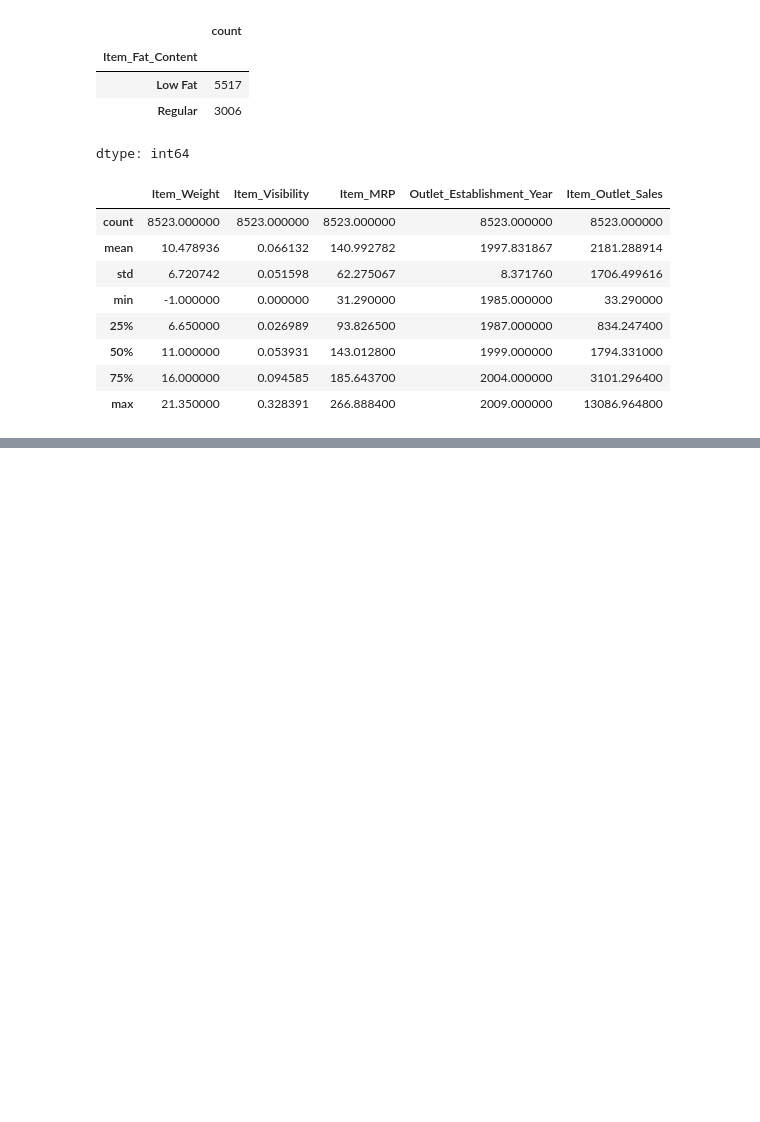
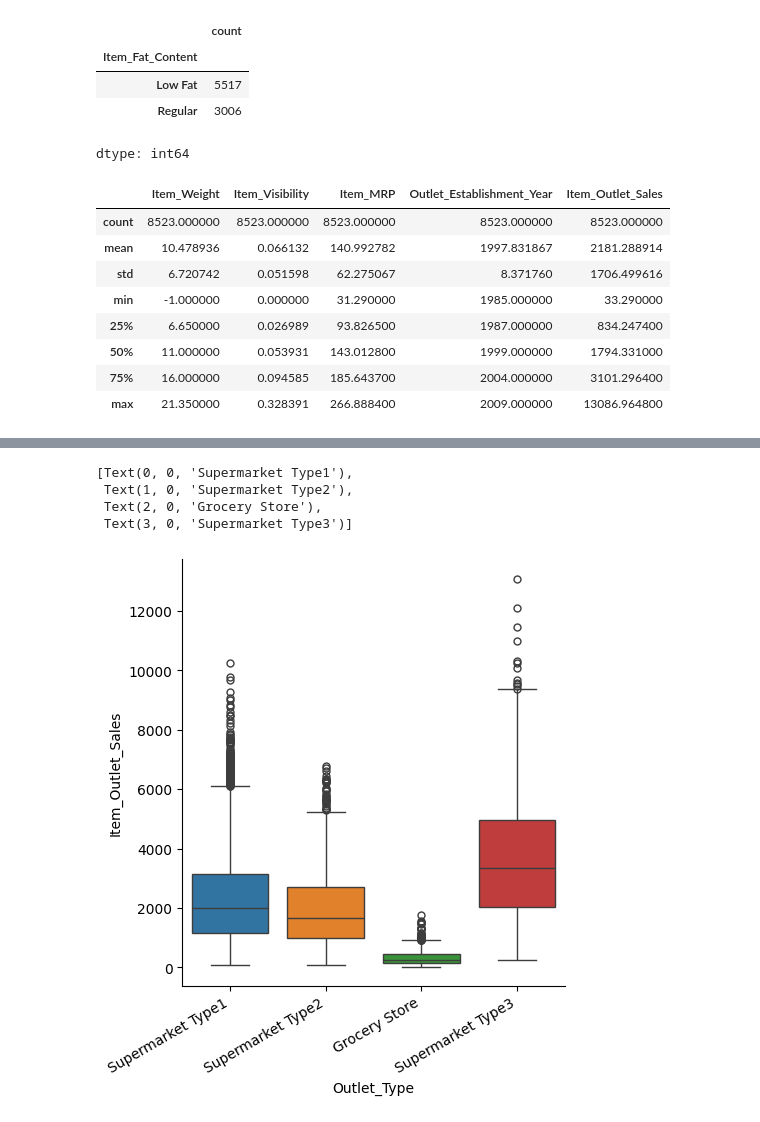
Before and after one commit to mshurafa/Prediction-of-Product-Sales, a Jupyter notebook: Project_1_Part_2.ipynb, the cells around one changed output, grey strips where cells are left out. Cells and saved outputs as stored; diff of their text form; code cells hidden in the pictures; blank space fills up the shorter version.

```diff
--- a/Project_1_Part_2.ipynb
+++ b/Project_1_Part_2.ipynb
@@ -183,0 +227,10 @@ df_sales[number_col].describe()
+# %%
+g = sns.catplot(data = df_sales , x='Outlet_Type', y='Item_Outlet_Sales' , kind='box' , hue='Outlet_Type' )
+g.ax.set_title('')
+g.ax.set_xticklabels(g.ax.get_xticklabels() ,rotation=30 ,  ha='right')
+# %% [output]
+[Text(0, 0, 'Supermarket Type1'),
+ Text(1, 0, 'Supermarket Type2'),
+ Text(2, 0, 'Grocery Store'),
+ Text(3, 0, 'Supermarket Type3')]
+[figure, added]
```
Also changed, not shown: parts of 9 cells of this notebook.
